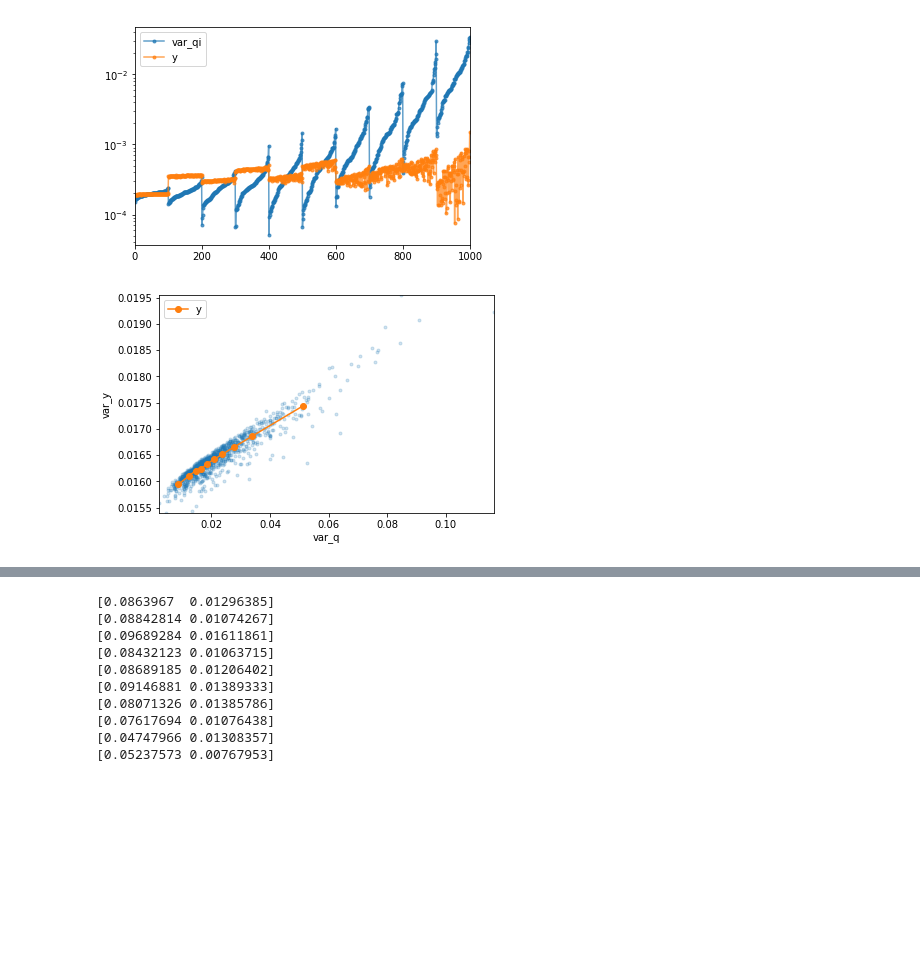
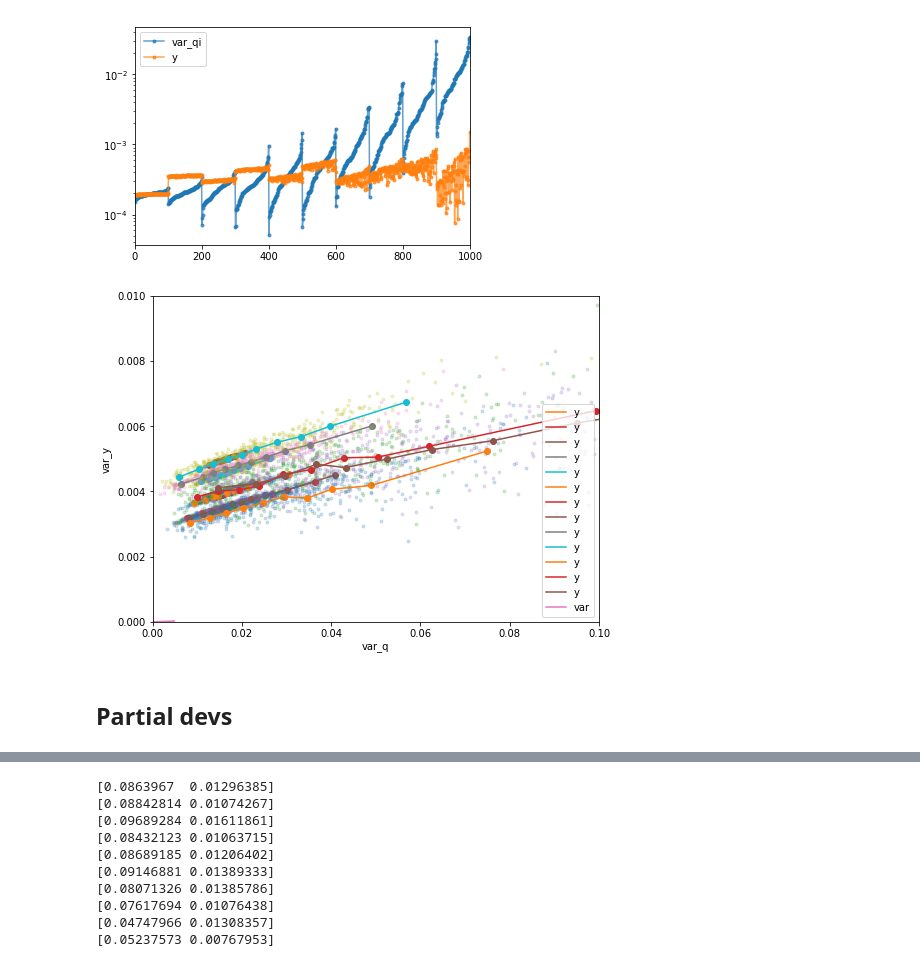
Before and after one commit to matuteiglesias/French_exports_bkp, a Jupyter notebook: code/notebooks/Partial dependence of agg_var on q_var.ipynb, the cells around one changed output, grey strips where cells are left out. Saved outputs shown, nothing was run; the diff lists cells and outputs as text; code cells hidden in the pictures; blank space fills up the shorter version.

```diff
--- a/code/notebooks/Partial dependence of agg_var on q_var.ipynb
+++ b/code/notebooks/Partial dependence of agg_var on q_var.ipynb
@@ -137,0 +393,6 @@ df_xy = pd.concat(df_xy_list)
+# %%
+for Q in [10, 15]:
+    x = df_.loc[Q]['x0']
+    y = df_.loc[Q]['b']
+    z = np.polyfit(x, y, 1)
+    print(z)
@@ -137,0 +402,13 @@ df_xy = pd.concat(df_xy_list)
+# %%
+def qvars_fits(degree = 1):
+    fits = []
+    for q in range(Q_):
+        df_xy_q = df_xy.loc[df_xy.q == q]
+        # points
+        x = df_xy_q.var_qi
+        y = df_xy_q.y
+        # fit
+        z = np.polyfit(x, y, degree)
+        fits += [z]
+    fits = np.array(fits)
+    return fits
@@ -153,29 +455,42 @@ plt.yscale('log')
 # fit poly, get coefficients, store.
 # option to plot.
 # %%
-fits = []
-for q in range(Q_)[:10]:
+def qvars_fits(degree = 1):
+    fits = []
+    for q in range(Q_):
+        df_xy_q = df_xy.loc[df_xy.q == q]
+        # points
+        x = df_xy_q.var_qi
+        y = df_xy_q.y
+        # fit
+        z = np.polyfit(x, y, degree)
+        fits += [z]
+    fits = np.array(fits)
+    return fits
+
+fig, ax = plt.subplots(1, figsize = (8, 6))
+
+for q in range(Q_)[:-2]:
     df_xy_q = df_xy.loc[df_xy.q == q]
-    # points
-    x = df_xy_q.var_qi
-    y = df_xy_q.y
-    # fit
-    z = np.polyfit(x, y, 1)
-    fits += [z]
-fits = np.array(fits)
+    ax.plot(df_xy_q.var_qi, df_xy_q.y, '.', alpha = .2)
+    bin_mean = df_xy_q.groupby(pd.qcut(df_xy_q.var_qi, 10)).mean()
+    bin_mean.plot('var_qi', 'y', marker = 'o', ax = ax)
 
-fig, ax = plt.subplots(1)
-ax.plot(df_xy_q.var_qi, df_xy_q.y, '.', alpha = .2)
-bin_mean = df_xy_q.groupby(pd.qcut(df_xy_q.var_qi, 10)).mean()
-bin_mean.plot('var_qi', 'y', marker = 'o', ax = ax)
-#     ax.set_xlim(0, .1)
-#     ax.set_ylim(0.01, 0.03)
-ax.set_xlim(min(x), max(x))
-ax.set_ylim(min(y), max(y))
-ax.set_xlabel('var_q')
-ax.set_ylabel('var_y')
+    # ax.set_xlim(min(x), max(x))
+    # ax.set_ylim(min(y), max(y))
+    ax.set_xlabel('var_q')
+    ax.set_ylabel('var_y')
+
+slice_ = result.loc[result.Q == Q_]
+slice_['var'] = slice_['var']#*Q_**2
+slice_.plot('var_q', 'var', ax = ax)
+
+ax.set_xlim(0, .1)
+ax.set_ylim(0, 0.01)
 plt.show()
-# Laplace
+    # Laplace
 # %% [output]
-[figure, old version]
+[figure, new version]
+# %% [markdown]
+## Partial devs
 # %%
```
Also changed, not shown: parts of 34 cells of this notebook, 2 other files.
